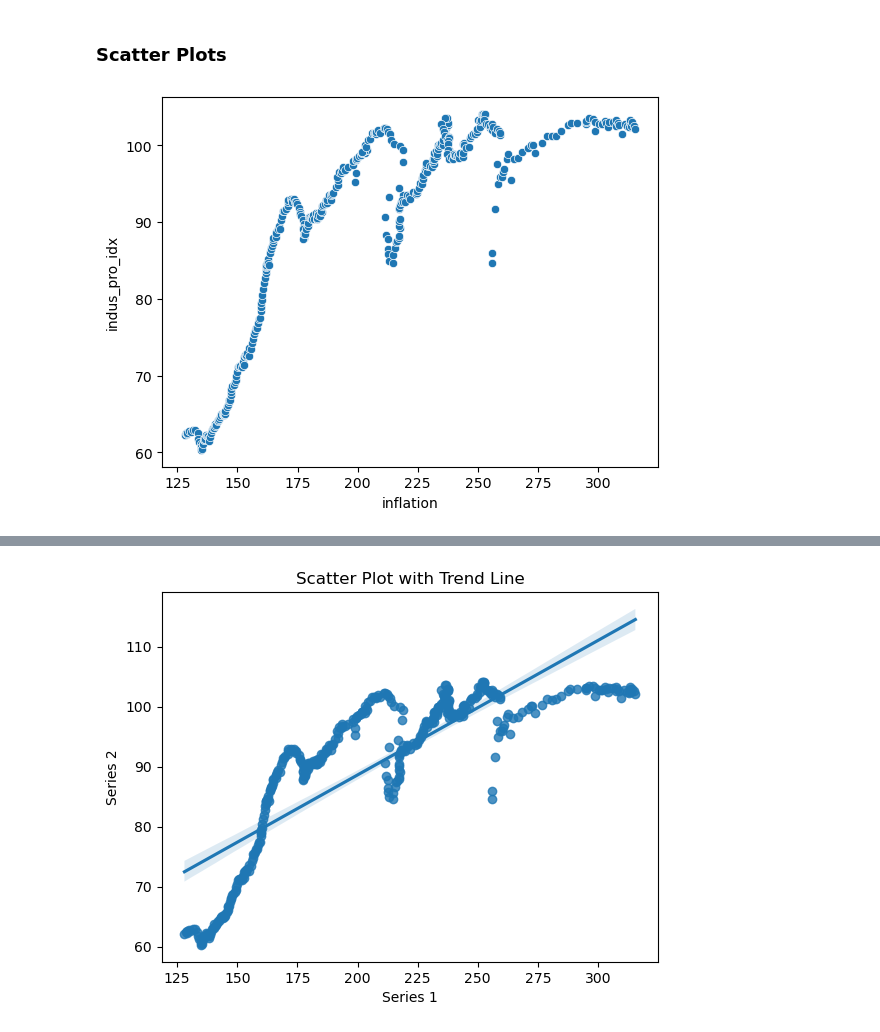
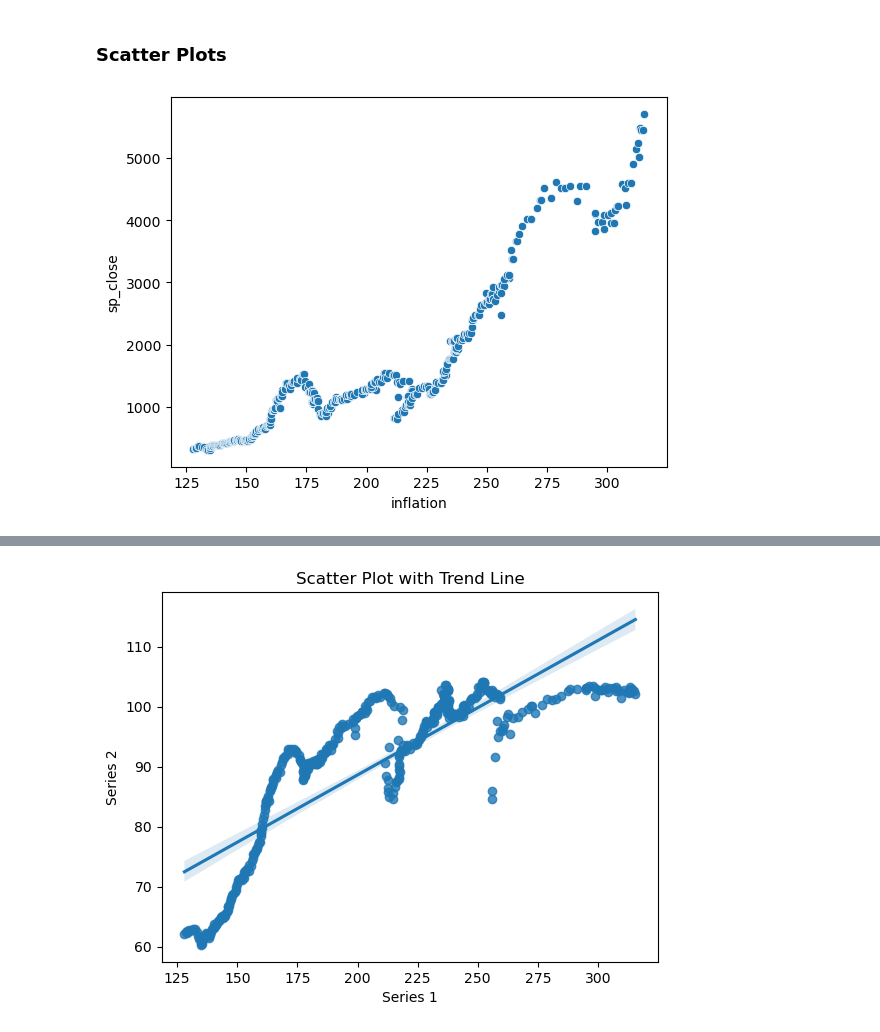
Before and after one commit to abhishek-chattopadhyay/project-2-financial-analysis, a Jupyter notebook: code/economic_data_analysis.ipynb, the cells around one changed output, grey strips where cells are left out. Drawn from its saved outputs; the diff is of its cells as text; code cells hidden in the pictures.

Commit message:
More analysis and plots added

```diff
--- a/code/economic_data_analysis.ipynb
+++ b/code/economic_data_analysis.ipynb
@@ -1081,7 +1081,7 @@ plt.show()
 ### Scatter Plots
 # %%
 # Plotting a scatter plot to visualize the relationship between 'inflation' and 'sp_close'
-sns.scatterplot(data=df_final, x='inflation', y='indus_pro_idx')
+sns.scatterplot(data=num, x='inflation', y='sp_close')
 plt.show()
 # %% [output]
-[figure, old version]
+[figure, new version]
```
Also changed, not shown: parts of 6 cells of this notebook, 4 other files.
